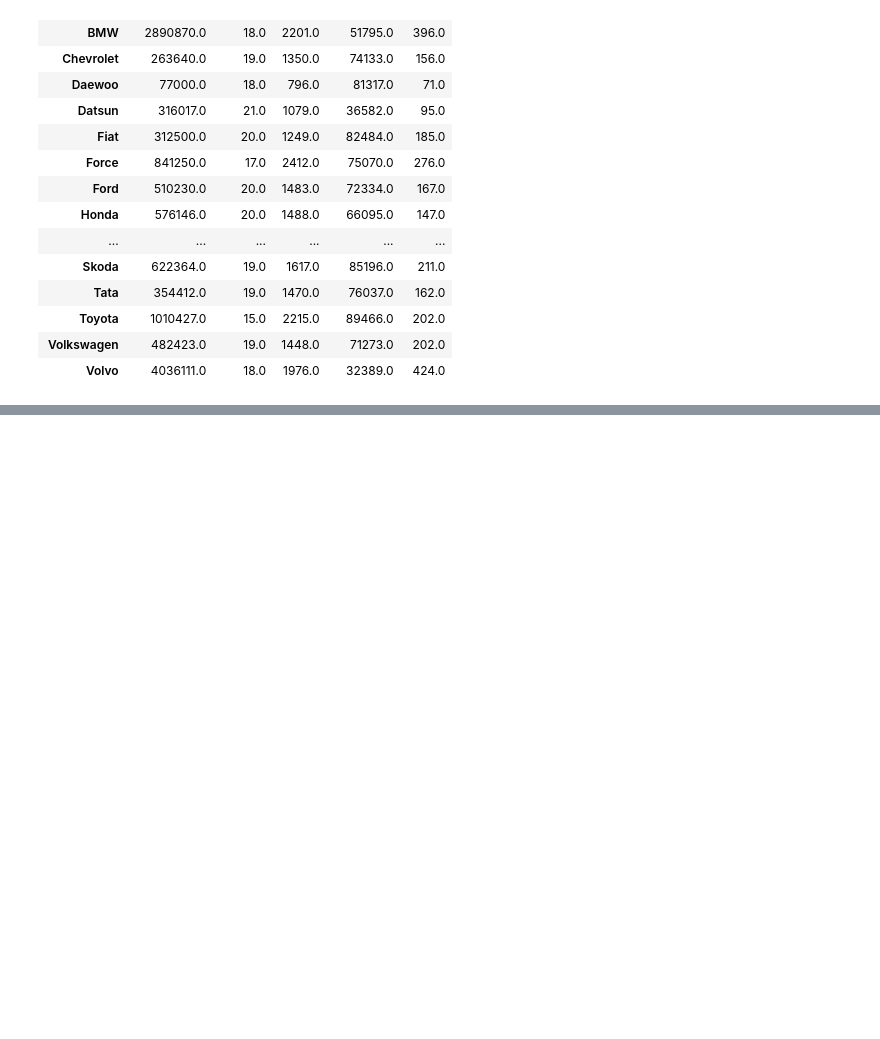
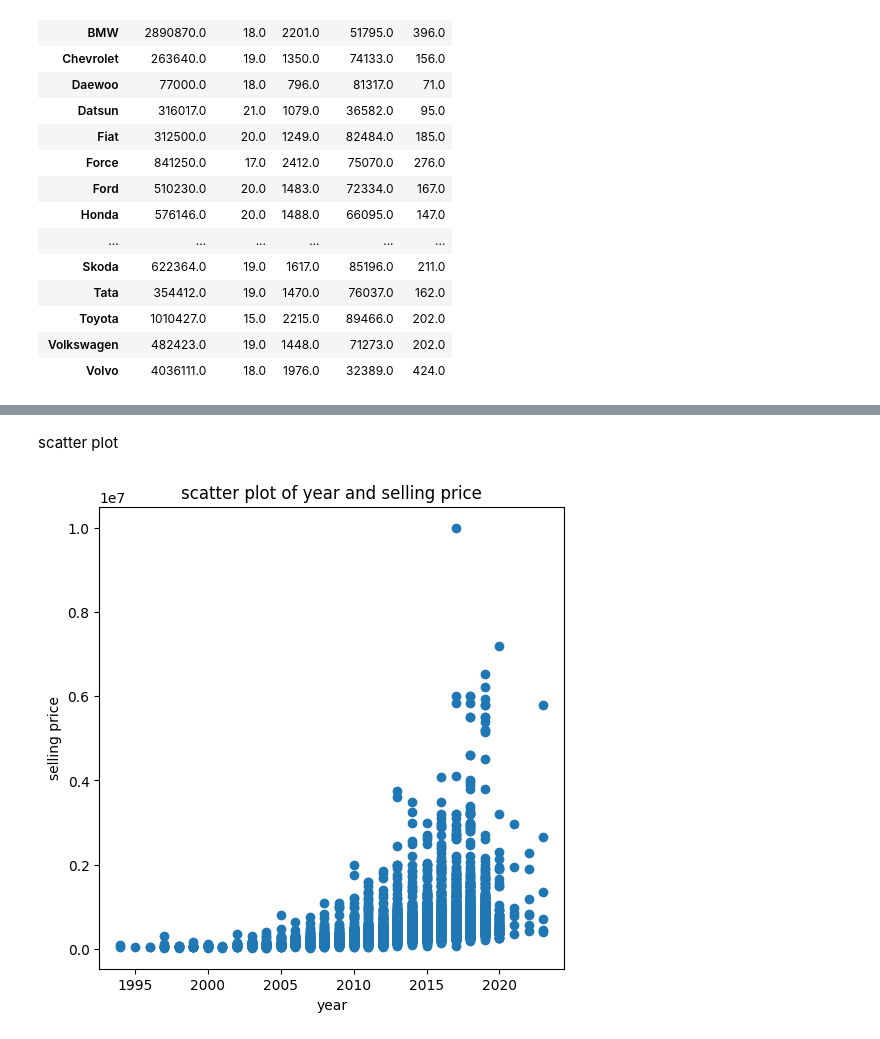
Before and after one commit to aruncb2/pandas, a Jupyter notebook: reading_files_to_df.ipynb, the cells around one changed output, grey strips where cells are left out. Saved outputs shown, nothing was run; the diff lists cells and outputs as text; code cells hidden in the pictures; blank space fills up the shorter version.

```diff
--- a/reading_files_to_df.ipynb
+++ b/reading_files_to_df.ipynb
@@ -1133,0 +1210,2 @@ a[a[("selling_price","count")]>=20]
+# %%
+df['mileage']=df['mileage'].replace(42,11)
@@ -1133,0 +1226,2 @@ a[a[("selling_price","count")]>=20]
+# %%
+df['mileage']=df['mileage'].replace(42,11)
@@ -1133,0 +1253,11 @@ a[a[("selling_price","count")]>=20]
+# %% [markdown]
+scatter plot
+# %%
+plt.figure(figsize=(6,6))
+plt.scatter(df['year'],df['selling_price'])
+plt.xlabel('year')
+plt.ylabel('selling price')
+plt.title('scatter plot of year and selling price')
+plt.show()
+# %% [output]
+[figure, added]
```
Also changed, not shown: parts of 31 cells of this notebook.
